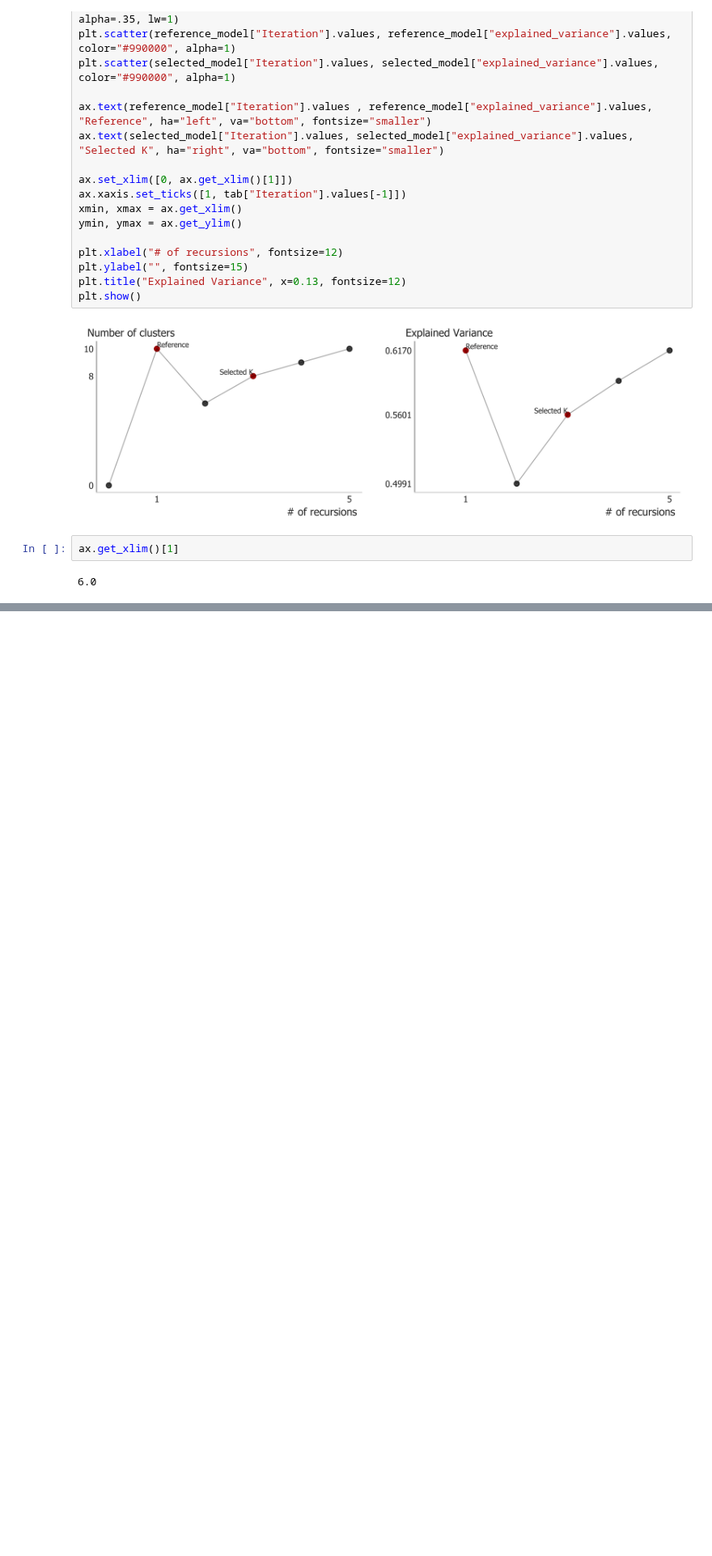
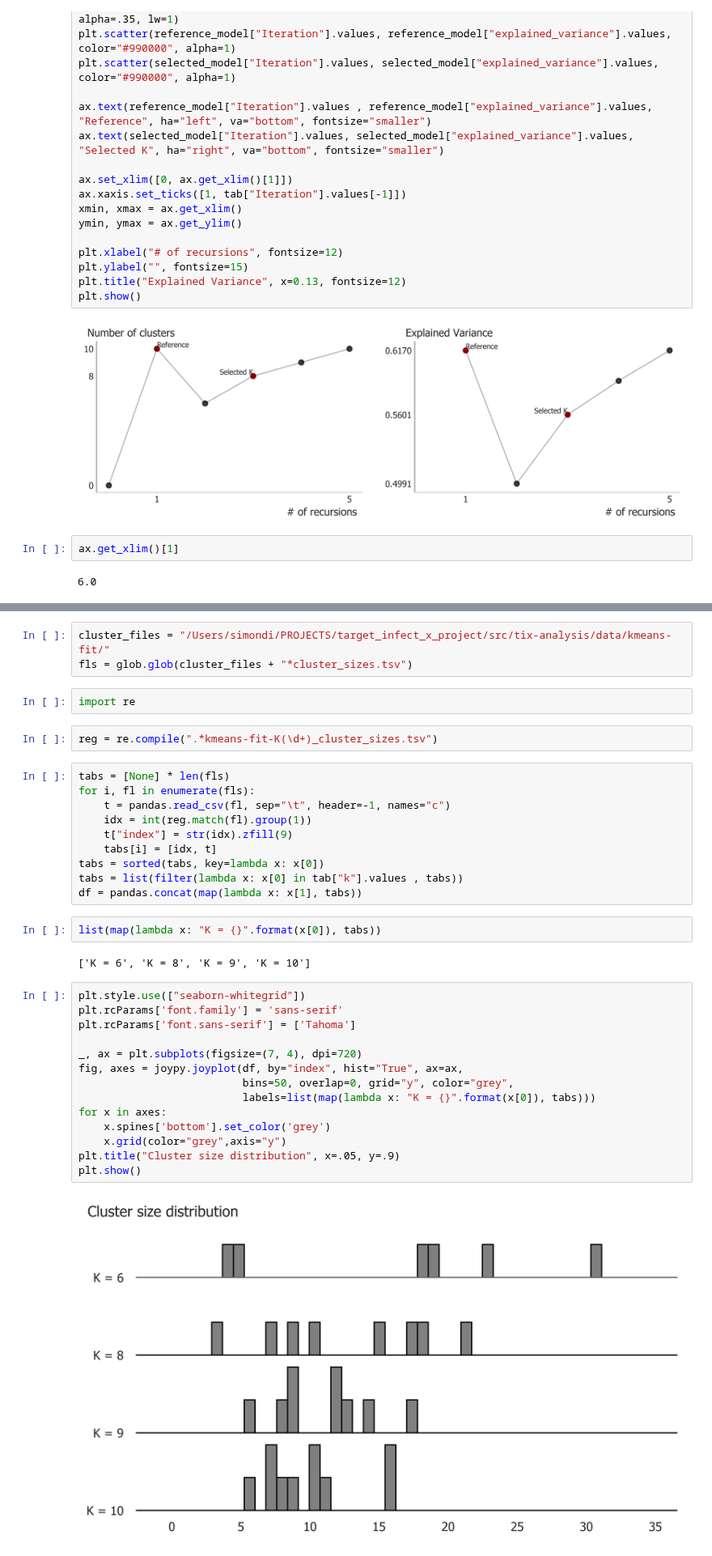
Before and after one commit to cbg-ethz/pybda, a Jupyter notebook: notebooks/plot_kmeans_fit.ipynb, the cells around one changed output, grey strips where cells are left out. Shown at 81% size. Saved outputs shown, nothing was run; the diff lists cells and outputs as text; blank space fills up the shorter version.

Commit message:
Adds cluster stats and plots

```diff
--- a/notebooks/plot_kmeans_fit.ipynb
+++ b/notebooks/plot_kmeans_fit.ipynb
@@ -127,0 +130,37 @@ ax.get_xlim()[1]
+# %%
+cluster_files = "/Users/simondi/PROJECTS/target_infect_x_project/src/tix-analysis/data/kmeans-fit/"
+fls = glob.glob(cluster_files + "*cluster_sizes.tsv")
+# %%
+import re
+# %%
+reg = re.compile(".*kmeans-fit-K(\d+)_cluster_sizes.tsv")
+# %%
+tabs = [None] * len(fls)
+for i, fl in enumerate(fls):
+    t = pandas.read_csv(fl, sep="\t", header=-1, names="c")
+    idx = int(reg.match(fl).group(1))
+    t["index"] = str(idx).zfill(9)
+    tabs[i] = [idx, t]
+tabs = sorted(tabs, key=lambda x: x[0])
+tabs = list(filter(lambda x: x[0] in tab["k"].values , tabs))
+df = pandas.concat(map(lambda x: x[1], tabs))
+# %%
+list(map(lambda x: "K = {}".format(x[0]), tabs))
+# %% [output]
+['K = 6', 'K = 8', 'K = 9', 'K = 10']
+# %%
+plt.style.use(["seaborn-whitegrid"])
+plt.rcParams['font.family'] = 'sans-serif'
+plt.rcParams['font.sans-serif'] = ['Tahoma']
+
+_, ax = plt.subplots(figsize=(7, 4), dpi=720)
+fig, axes = joypy.joyplot(df, by="index", hist="True", ax=ax,
+                          bins=50, overlap=0, grid="y", color="grey",
+                          labels=list(map(lambda x: "K = {}".format(x[0]), tabs)))
+for x in axes:
+    x.spines['bottom'].set_color('grey')
+    x.grid(color="grey",axis="y")
+plt.title("Cluster size distribution", x=.05, y=.9)
+plt.show()
+# %% [output]
+[figure, added]
```
Also changed, not shown: parts of 9 cells of this notebook, 4 other files.
